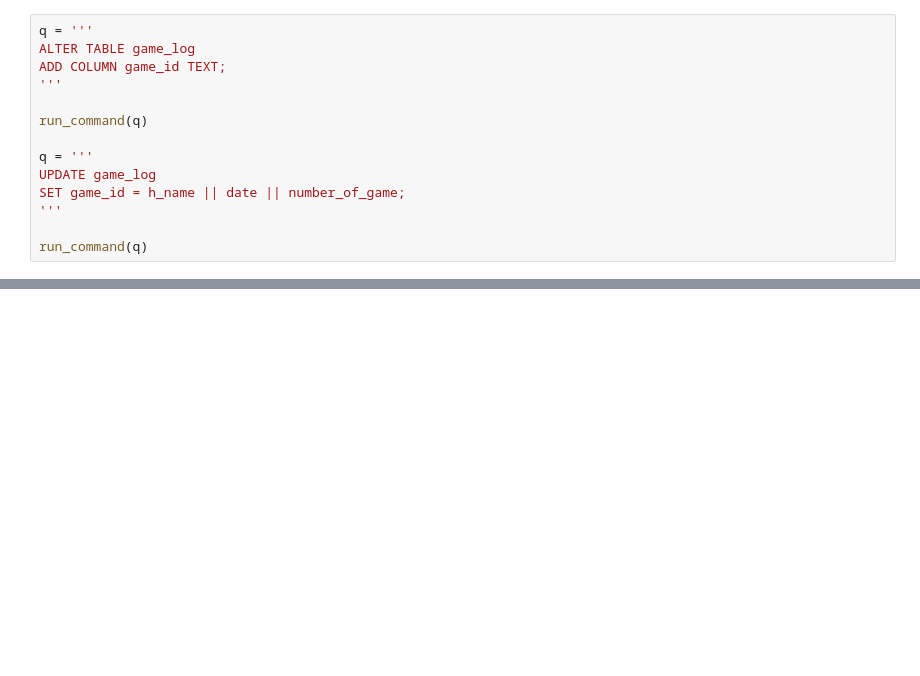
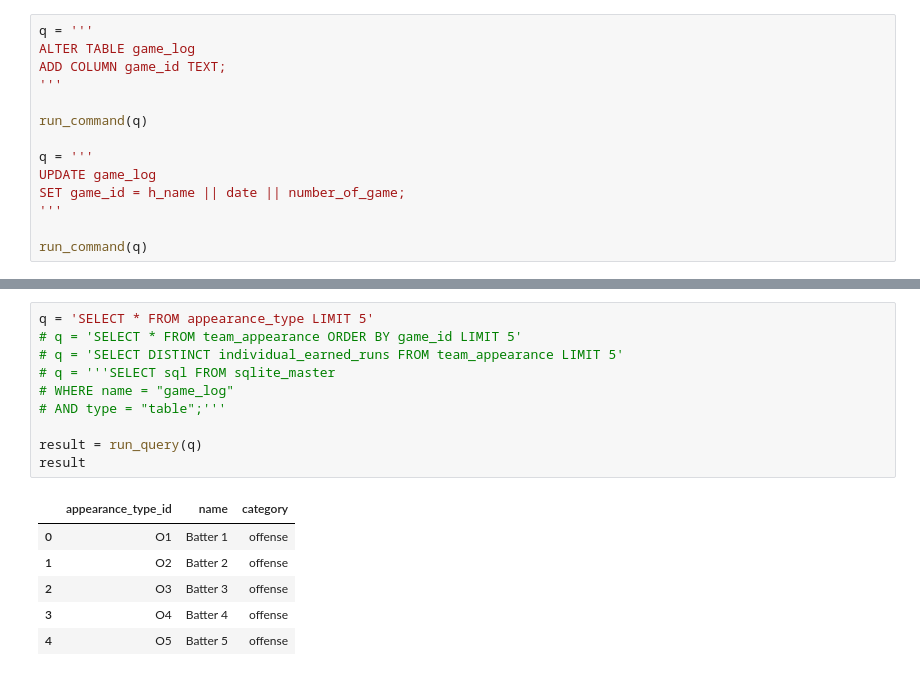
Before and after one commit to Okbps/dataquest-ds, a Jupyter notebook: 11-retrosheet-gamelog/Basics.ipynb, the cells around one changed output, grey strips where cells are left out. Saved outputs shown, nothing was run; the diff lists cells and outputs as text; blank space fills up the shorter version.

```diff
--- a/11-retrosheet-gamelog/Basics.ipynb
+++ b/11-retrosheet-gamelog/Basics.ipynb
@@ -222,0 +387,17 @@ result
+# %%
+q = 'SELECT * FROM appearance_type LIMIT 5'
+# q = 'SELECT * FROM team_appearance ORDER BY game_id LIMIT 5'
+# q = 'SELECT DISTINCT individual_earned_runs FROM team_appearance LIMIT 5'
+# q = '''SELECT sql FROM sqlite_master
+# WHERE name = "game_log"
+# AND type = "table";'''
+
+result = run_query(q)
+result
+# %% [output]
+|  | appearance_type_id | name | category |
+| 0 | O1 | Batter 1 | offense |
+| 1 | O2 | Batter 2 | offense |
+| 2 | O3 | Batter 3 | offense |
+| 3 | O4 | Batter 4 | offense |
+| 4 | O5 | Batter 5 | offense |
```
Also changed, not shown: parts of 11 cells of this notebook.
